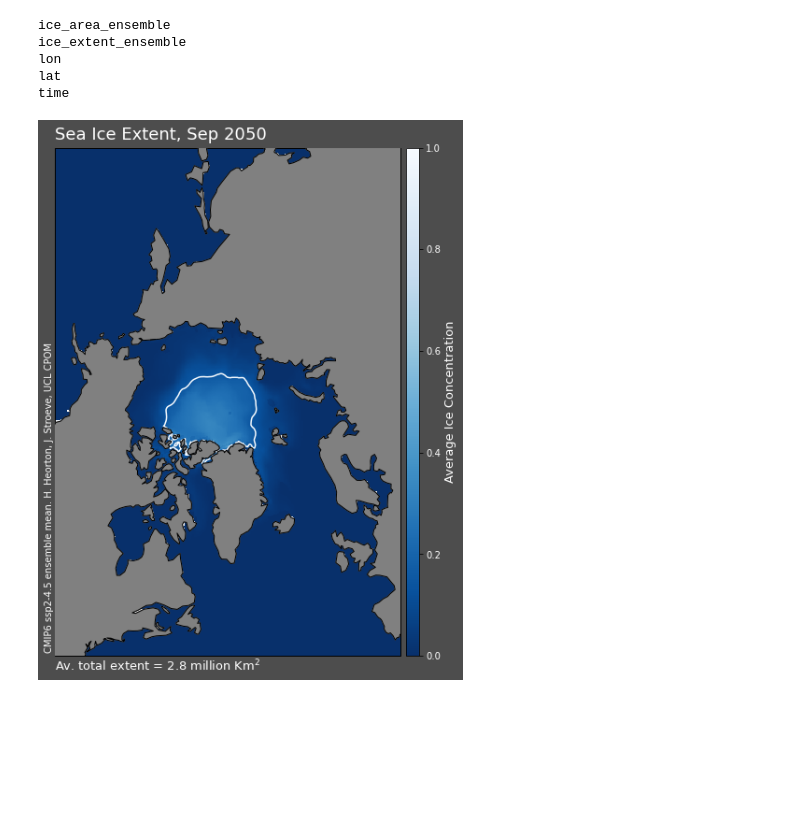
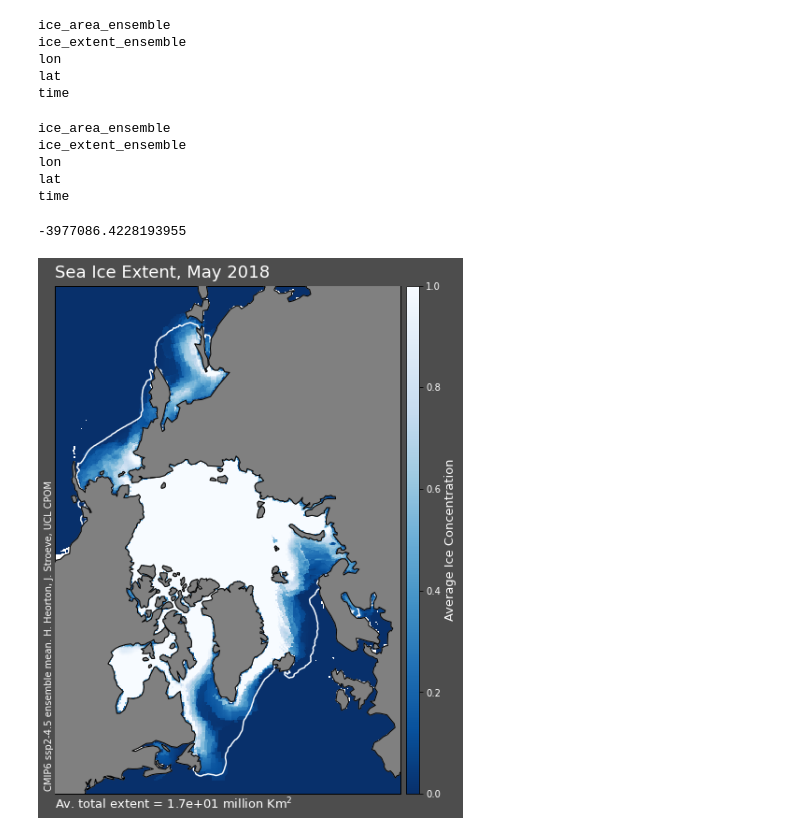
Before and after one commit to CPOMUCL/CMIP6_data, a Jupyter notebook: NSIDC_animation_ensemble.ipynb, the cells around one changed output. Cells and saved outputs as stored; diff of their text form; code cells hidden in the pictures; blank space fills up the shorter version.

Commit message:
New ensemble script

```diff
--- a/NSIDC_animation_ensemble.ipynb
+++ b/NSIDC_animation_ensemble.ipynb
@@ -51,7 +51,10 @@ Loaded a grid: ./NSIDC_gs.npz
 data_IC = {}
 # f_nc = Dataset('/Users/h/ECOLIGHT/IC_animation/First_IC_ensemble_save_ssp245.nc')
 # f_nc = Dataset('/Users/h/ECOLIGHT/IC_animation/IC_ensemble_submean_save_+ssp245.nc')
-f_nc = Dataset('/Users/h/ECOLIGHT/IC_animation/IC_ensemble_submean_save_ssp585.nc')
+# f_nc = Dataset('/Users/h/ECOLIGHT/IC_animation/Minimums/IC_ensemble_submean_save_ssp585.nc')
+# f_nc = Dataset('/Users/h/ECOLIGHT/IC_animation/IC_ensemble_save_+ssp245.nc')
+# f_nc = Dataset('/Users/h/ECOLIGHT/IC_animation/IC_ensemble_save_ssp585.nc')
+f_nc = Dataset('/Users/h/ECOLIGHT/IC_animation/sithick_ensemble_save_ssp585.nc')
 for key in f_nc.variables:
     print(key)
     data_IC[key] = f_nc.variables[key][:]
@@ -65,14 +68,36 @@ ice_extent_ensemble
 lon
 lat
 time
+# %%
+# data_IC = {}
+extra_name = '_extra'
+f_nc = Dataset('/Users/h/ECOLIGHT/IC_animation/IC_ensemble_save_ssp585.nc')
+for key in f_nc.variables:
+    print(key)
+    data_IC[key+extra_name] = f_nc.variables[key][:]
+data_IC['Model_list'] = [d for d in dir(f_nc) if 'ensembles_used' in d]
+for md in data_IC['Model_list']:
+    data_IC[md] = f_nc.getncattr(md)
+f_nc.close()
+# %% [output]
+ice_area_ensemble
+ice_extent_ensemble
+lon
+lat
+time
 # %%
 d0 = dt.datetime(2000,1,1)
 data_IC['dtime'] = [d0 + relativedelta(days = d*1.) for d in data_IC['time']]
 # %%
-dnow = data_IC['dtime'][-50]
-ICnow = data_IC['ice_area_ensemble'][-50]
+dnow = data_IC['dtime'][40]
+ICnow = data_IC['ice_area_ensemble'][40]
+ICnow_E = data_IC['ice_area_ensemble_extra'][40]
 # ICnow = data_IC['ice_extent_ensemble'][0]
 nmodels = len(data_IC['Model_list'])
+# %%
+G.xpts.min()
+# %% [output]
+-3977086.4228193955
 # %%
 f = plt.figure(figsize=(12, 10))
 # f.patch.set_facecolor('gray')
@@ -82,37 +107,38 @@ ax.set_extent(G.limits,m)
 
 ### set up plotting
 plot_temp = ICnow
+plot_temp_E = ICnow_E
 # plot_temp = ICnow>0.15
 
 plot_temp_A = ICnow>0.15
 area = np.sum(plot_temp_A*G.area)*1e-12
 
 s = ax.pcolormesh(G.xptp,G.yptp,plot_temp,zorder=2,vmin=0.0,vmax=1.0,cmap='Blues_r')
 # ax.plot(gs.border(G.xpts),gs.border(G.ypts))
 if area>0.5:
-    ax.contour(G.xpts,G.ypts,plot_temp,[0.15],cmap='Blues')
+    ax.contour(G.xpts,G.ypts,plot_temp_E,[0.15],cmap='Blues')
 
 # ax.plot(Big.xpts,Big.ypts)
 # s = ax.pcolormesh(GP.xpts,GP.ypts,PW.get_vels(PW.dates[10:12])[1][0])
 ax.add_feature(cfeature.COASTLINE,zorder=4)
 ax.add_feature(cfeature.LAND,facecolor = 'gray',zorder=3)
 ax.text(G.limits[0],G.limits[3]*1.03,'Sea Ice Extent, '+dnow.strftime('%b %Y'),
         fontsize = 18,color='w')
 ax.text(G.limits[0]*1.06,G.limits[2]*0.98,'CMIP6 ssp2-4.5 ensemble mean. H. Heorton, J. Stroeve, UCL CPOM',
         fontsize = 10,color='w',rotation = 90)
 ax.text(G.limits[0]*1.0,G.limits[2]*1.06,'Av. total extent = '+'{:.2}'.format(area)+' million Km$^{2}$',
         fontsize = 13,color='w')
 
 cax = plt.colorbar(s,shrink = 1.,pad=0.01,aspect=40)
 # cax.set_ticks([0.1,0.8],color='w')
 ticks=np.arange(0.0,1.2,0.2)
 tlab = ['{:.2}'.format(t) for t in ticks]
 # tlab = [int(t*nmodels) for t in ticks]
 cax.ax.yaxis.set_ticks(ticks)
 cax.ax.yaxis.set_ticklabels(tlab,color='w')
 # cax.set_label('No. models with ice present',color='w',fontsize=13)
 cax.set_label('Average Ice Concentration',color='w',fontsize=13)
 output = plt.plot([])
 plt.show()
 # %% [output]
-[figure, old version]
+[figure, new version]
```
Also changed, not shown: parts of 11 cells of this notebook, 4 other files.
